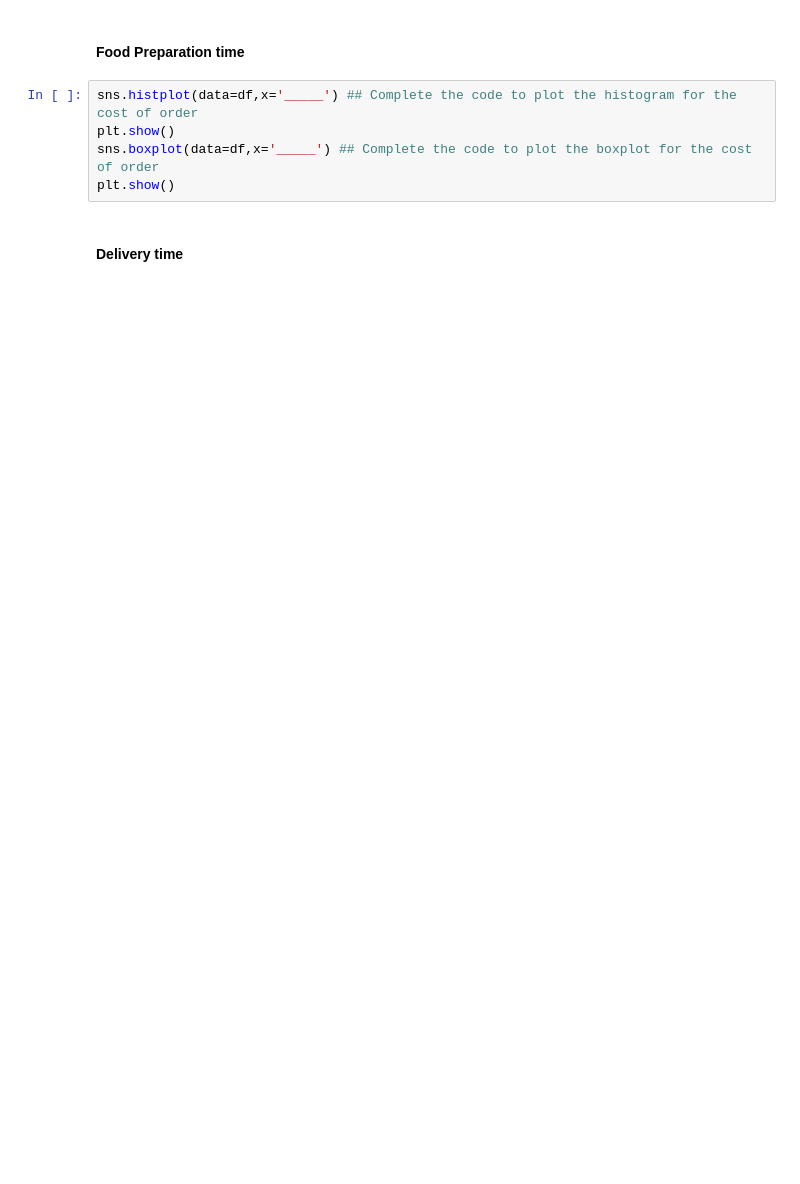
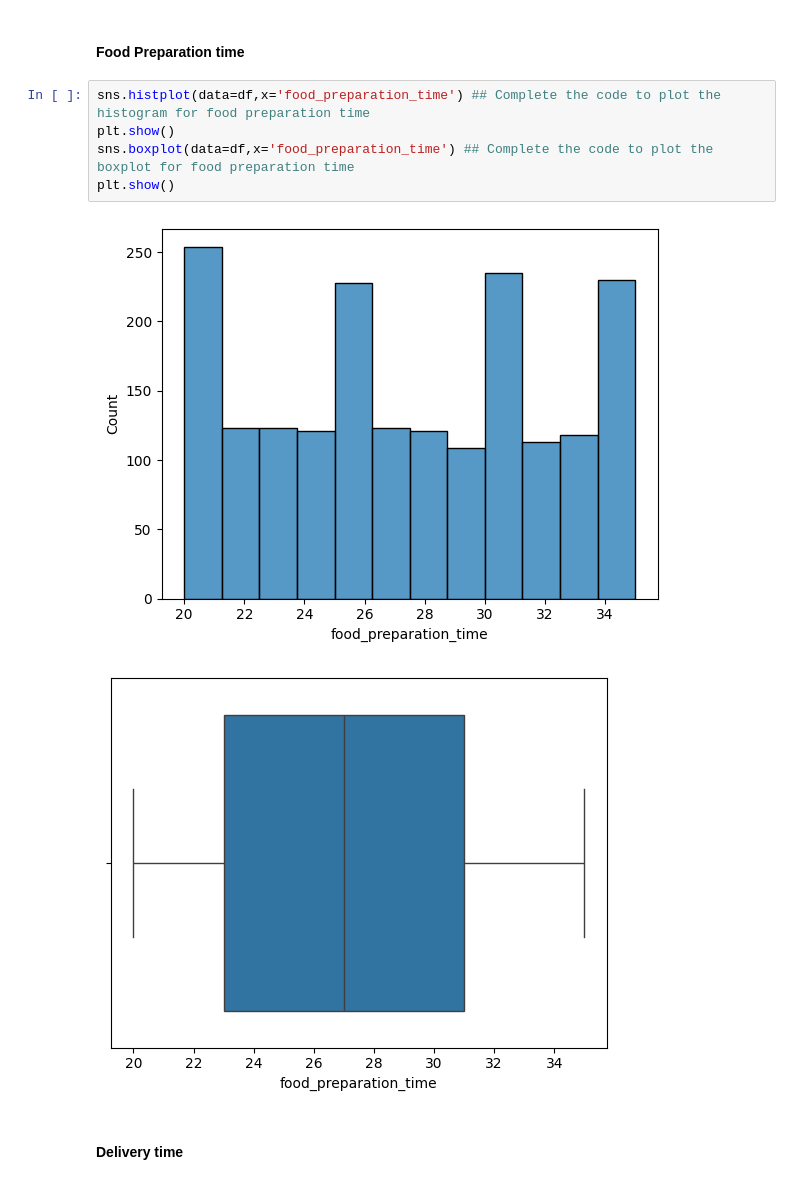
Before and after one commit to erika024/afs-labs-student, a Jupyter notebook: PYF_Project_LearnerNotebook_LowCode.ipynb, the cells around one changed output. Saved outputs shown, nothing was run; the diff lists cells and outputs as text; blank space fills up the shorter version.

```diff
--- a/PYF_Project_LearnerNotebook_LowCode.ipynb
+++ b/PYF_Project_LearnerNotebook_LowCode.ipynb
@@ -253,10 +261,13 @@ sns.countplot(data = df, x = '______') ## Complete the code to plot bar graph fo
 # %% [markdown]
 #### Food Preparation time
 # %%
-sns.histplot(data=df,x='_____') ## Complete the code to plot the histogram for the cost of order
+sns.histplot(data=df,x='food_preparation_time') ## Complete the code to plot the histogram for food preparation time
 plt.show()
-sns.boxplot(data=df,x='_____') ## Complete the code to plot the boxplot for the cost of order
+sns.boxplot(data=df,x='food_preparation_time') ## Complete the code to plot the boxplot for food preparation time
 plt.show()
+# %% [output]
+[figure, added]
+[figure, added]
 # %% [markdown]
 #### Delivery time
 # %%
```
Also changed, not shown: parts of 11 cells of this notebook.
